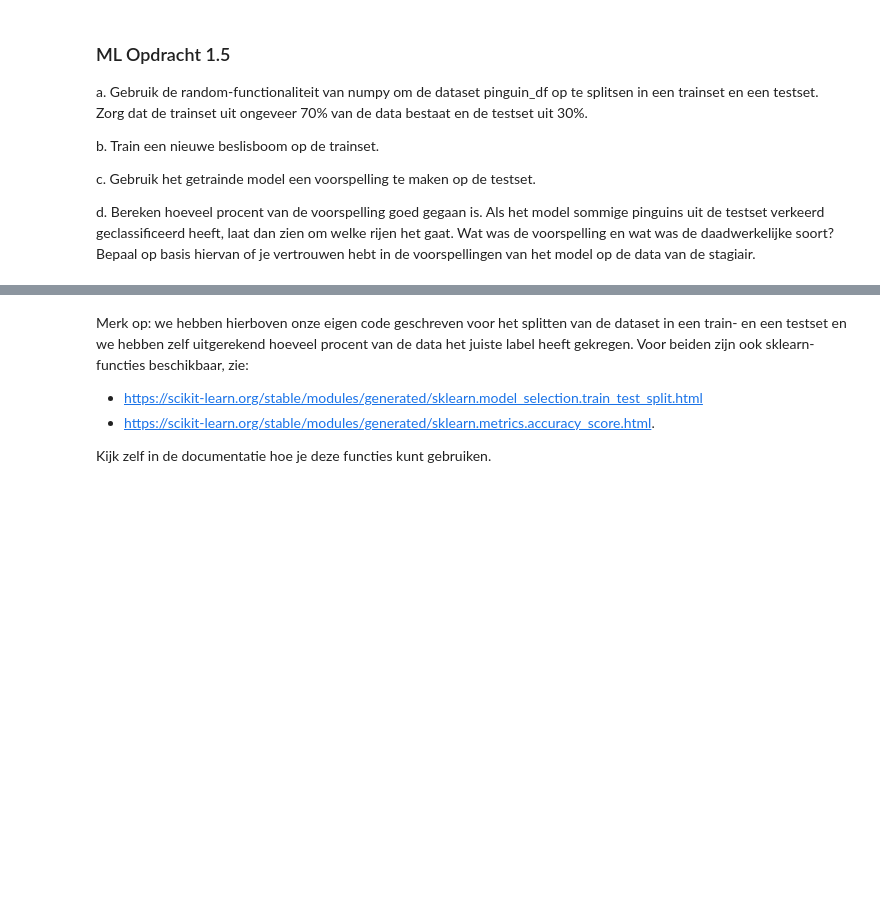
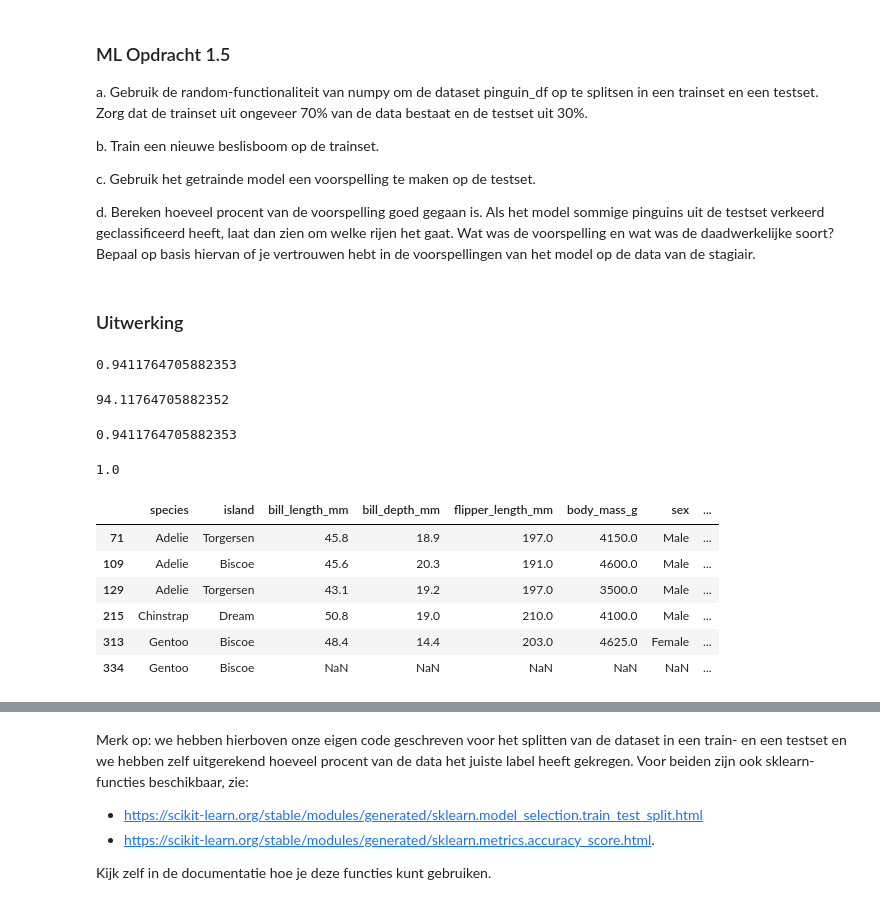
Before and after one commit to melatr/S3_AI_lesmateriaal, a Jupyter notebook: MachineLearning/machine_learning_les1.ipynb, the cells around one changed output, grey strips where cells are left out. Cells and saved outputs as stored; diff of their text form; code cells hidden in the pictures; blank space fills up the shorter version.

```diff
--- a/MachineLearning/machine_learning_les1.ipynb
+++ b/MachineLearning/machine_learning_les1.ipynb
@@ -126,3 +200,5 @@ b. Train een nieuwe beslisboom op de trainset.
 c. Gebruik het getrainde model een voorspelling te maken op de testset.
 
 d. Bereken hoeveel procent van de voorspelling goed gegaan is. Als het model sommige pinguins uit de testset verkeerd geclassificeerd heeft, laat dan zien om welke rijen het gaat. Wat was de voorspelling en wat was de daadwerkelijke soort? Bepaal op basis hiervan of je vertrouwen hebt in de voorspellingen van het model op de data van de stagiair.
+# %% [markdown]
+### Uitwerking
@@ -128,0 +222,43 @@ d. Bereken hoeveel procent van de voorspelling goed gegaan is. Als het model som
+# %%
+# Alternatieve methode
+from sklearn.model_selection import train_test_split
+dtc = DecisionTreeClassifier()
+
+# X en y zijn de features en target
+X, y = pinguin_df[['bill_length_mm','bill_depth_mm','flipper_length_mm','body_mass_g']], pinguin_df['species']
+# train_test_split retourneert 4 datasets
+X_train, X_test, y_train, y_test = train_test_split(X, y, test_size=0.3, random_state=42)
+# Het model train je met de train data
+dtc.fit(X_train, y_train)
+# Een voorspelling maak je op de testdata
+y_pred = dtc.predict(X_test)
+# %% [output]
+0.9411764705882353
+# %%
+# Je kunt handmatig de accuracy berekenen
+sum(y_pred == y_test) / len(y_test) * 100
+# %% [output]
+94.11764705882352
+# %%
+# Maar ook met de accuracy_score functie
+from sklearn.metrics import accuracy_score
+accuracy_score(y_test, y_pred)
+# %% [output]
+0.9411764705882353
+# %%
+# Overigens is het ook interessant om de accuracy score op de traindata te berekenen: die is 100%
+y_train_pred = dtc.predict(train[['bill_length_mm','bill_depth_mm','flipper_length_mm','body_mass_g']])
+accuracy_score(y_train, y_train_pred)
+# %% [output]
+1.0
+# %%
+# Met deze code kun je bekijken voor welke pinguins de voorspelling niet juist was
+test[y_pred != y_test]
+# %% [output]
+|  | species | island | bill_length_mm | bill_depth_mm | flipper_length_mm | body_mass_g | sex | ... |
+| 71 | Adelie | Torgersen | 45.8 | 18.9 | 197.0 | 4150.0 | Male | ... |
+| 109 | Adelie | Biscoe | 45.6 | 20.3 | 191.0 | 4600.0 | Male | ... |
+| 129 | Adelie | Torgersen | 43.1 | 19.2 | 197.0 | 3500.0 | Male | ... |
+| 215 | Chinstrap | Dream | 50.8 | 19.0 | 210.0 | 4100.0 | Male | ... |
+| 313 | Gentoo | Biscoe | 48.4 | 14.4 | 203.0 | 4625.0 | Female | ... |
+| 334 | Gentoo | Biscoe | NaN | NaN | NaN | NaN | NaN | ... |
```
Also changed, not shown: parts of 20 cells of this notebook.
